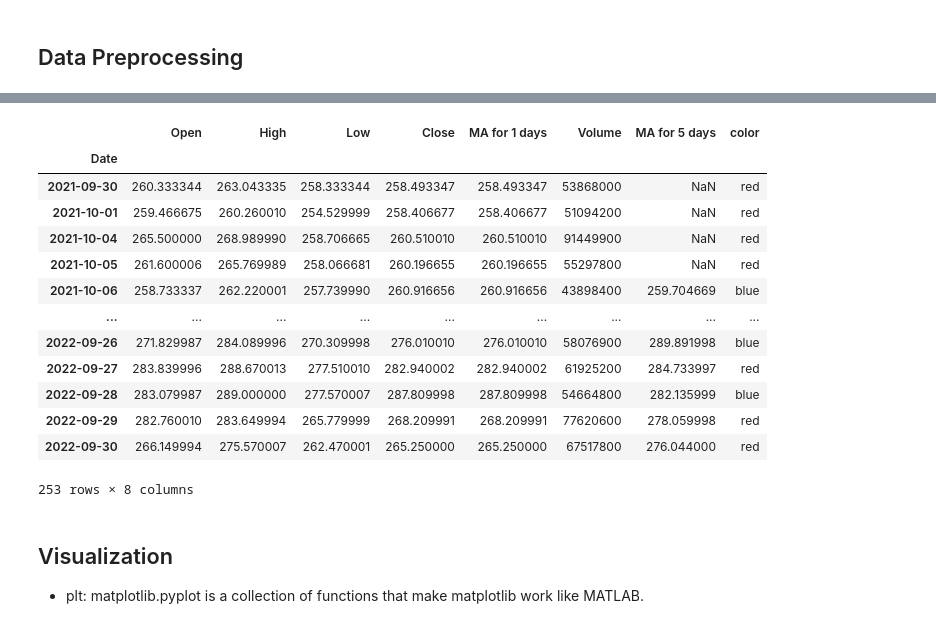
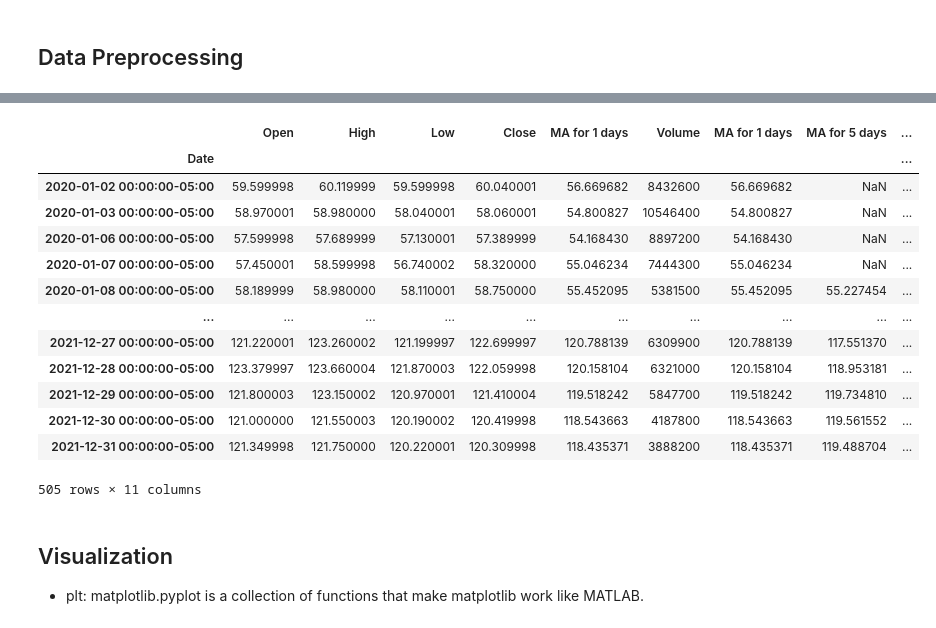
Before and after one commit to RobinChien/y_finance_demo, a Jupyter notebook: y_finance_demo.ipynb, the cells around one changed output, grey strips where cells are left out. Cells and saved outputs as stored; diff of their text form; code cells hidden in the pictures.

```diff
--- a/y_finance_demo.ipynb
+++ b/y_finance_demo.ipynb
@@ -10,10 +28,10 @@ import matplotlib.pyplot as plt
 # %% [markdown]
 ## Get data by yfinance
 # %%
-# Get the TASLA stock from 2021/10/1 to 2022/10/1
+# Get the TSM stock from 2020/1/1 to 2022/1/1
 # Date is the index of the dataframe
-tsla_df = yf.download("TSLA", start='2021-10-01', end='2022-10-01')
-tsla_df
+tsm = yf.download("TSM", start='2020-01-01', end='2022-01-01')
+tsm
 # %% [output]
 [*********************100%***********************]  1 of 1 completed
 |  | Open | High | Low | Close | Adj Close | Volume |
@@ -56,7 +74,8 @@ plt.plot(
 ## Data Preprocessing
 # %%
 # Calculation of moving averages for 5 days of stocks
-ma = 5
-column_name = "MA for %s days" %(str(ma))
-tsla_df[column_name] = tsla_df['Adj Close'].rolling(window=ma).mean()
-tsla_df
+ma =[1,5,20,60]
+for i in ma:
+    column_name = "MA for %s days" %(str(i))
+    tsm[column_name] = tsm['Adj Close'].rolling(window=i).mean()
+    tsm
@@ -81,8 +85,8 @@ tsla_df
 # blue: Open <= Close
 
 def compare_open_and_close_price(open_price, close_price):
-    return 'red' if open_price>close_price else 'blue'
+    return 'red' if open_price>close_price else '#4169e1'
 
-tsla_df['color'] = tsla_df.apply(lambda x: compare_open_and_close_price(x['Open'], x['Close']), axis=1)
-tsla_df
+tsm['color'] = tsm.apply(lambda x: compare_open_and_close_price(x['Open'], x['Close']), axis=1)
+tsm
 # %% [output]
@@ -103,22 +107,22 @@ tsla_df
 # %%
 # Change the column name from 'Adj Close' to 'MA for 1 days'
-tsla_df=tsla_df.rename(columns = {'Adj Close':'MA for 1 days'})
-tsla_df
+tsm=tsm.rename(columns = {'Adj Close':'MA for 1 days'})
+tsm
 # %% [output]
-|  | Open | High | Low | Close | MA for 1 days | Volume | MA for 5 days | color |
-| Date |  |  |  |  |  |  |  |  |
-| 2021-09-30 | 260.333344 | 263.043335 | 258.333344 | 258.493347 | 258.493347 | 53868000 | NaN | red |
-| 2021-10-01 | 259.466675 | 260.260010 | 254.529999 | 258.406677 | 258.406677 | 51094200 | NaN | red |
-| 2021-10-04 | 265.500000 | 268.989990 | 258.706665 | 260.510010 | 260.510010 | 91449900 | NaN | red |
-| 2021-10-05 | 261.600006 | 265.769989 | 258.066681 | 260.196655 | 260.196655 | 55297800 | NaN | red |
-| 2021-10-06 | 258.733337 | 262.220001 | 257.739990 | 260.916656 | 260.916656 | 43898400 | 259.704669 | blue |
-| ... | ... | ... | ... | ... | ... | ... | ... | ... |
-| 2022-09-26 | 271.829987 | 284.089996 | 270.309998 | 276.010010 | 276.010010 | 58076900 | 289.891998 | blue |
-| 2022-09-27 | 283.839996 | 288.670013 | 277.510010 | 282.940002 | 282.940002 | 61925200 | 284.733997 | red |
-| 2022-09-28 | 283.079987 | 289.000000 | 277.570007 | 287.809998 | 287.809998 | 54664800 | 282.135999 | blue |
-| 2022-09-29 | 282.760010 | 283.649994 | 265.779999 | 268.209991 | 268.209991 | 77620600 | 278.059998 | red |
-| 2022-09-30 | 266.149994 | 275.570007 | 262.470001 | 265.250000 | 265.250000 | 67517800 | 276.044000 | red |
+|  | Open | High | Low | Close | MA for 1 days | Volume | MA for 1 days | MA for 5 days | ... |
+| Date |  |  |  |  |  |  |  |  | ... |
+| 2020-01-02 00:00:00-05:00 | 59.599998 | 60.119999 | 59.599998 | 60.040001 | 56.669682 | 8432600 | 56.669682 | NaN | ... |
+| 2020-01-03 00:00:00-05:00 | 58.970001 | 58.980000 | 58.040001 | 58.060001 | 54.800827 | 10546400 | 54.800827 | NaN | ... |
+| 2020-01-06 00:00:00-05:00 | 57.599998 | 57.689999 | 57.130001 | 57.389999 | 54.168430 | 8897200 | 54.168430 | NaN | ... |
+| 2020-01-07 00:00:00-05:00 | 57.450001 | 58.599998 | 56.740002 | 58.320000 | 55.046234 | 7444300 | 55.046234 | NaN | ... |
+| 2020-01-08 00:00:00-05:00 | 58.189999 | 58.980000 | 58.110001 | 58.750000 | 55.452095 | 5381500 | 55.452095 | 55.227454 | ... |
+| ... | ... | ... | ... | ... | ... | ... | ... | ... | ... |
+| 2021-12-27 00:00:00-05:00 | 121.220001 | 123.260002 | 121.199997 | 122.699997 | 120.788139 | 6309900 | 120.788139 | 117.551370 | ... |
+| 2021-12-28 00:00:00-05:00 | 123.379997 | 123.660004 | 121.870003 | 122.059998 | 120.158104 | 6321000 | 120.158104 | 118.953181 | ... |
+| 2021-12-29 00:00:00-05:00 | 121.800003 | 123.150002 | 120.970001 | 121.410004 | 119.518242 | 5847700 | 119.518242 | 119.734810 | ... |
+| 2021-12-30 00:00:00-05:00 | 121.000000 | 121.550003 | 120.190002 | 120.419998 | 118.543663 | 4187800 | 118.543663 | 119.561552 | ... |
+| 2021-12-31 00:00:00-05:00 | 121.349998 | 121.750000 | 120.220001 | 120.309998 | 118.435371 | 3888200 | 118.435371 | 119.488704 | ... |
-253 rows × 8 columns
+505 rows × 11 columns
 # %% [markdown]
 ## Visualization
 - plt: matplotlib.pyplot is a collection of functions that make matplotlib work like MATLAB.
```
Also changed, not shown: parts of 10 cells of this notebook.
